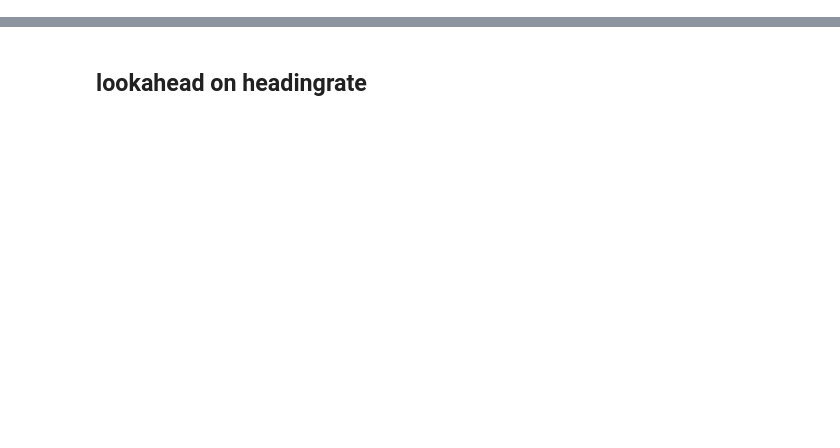
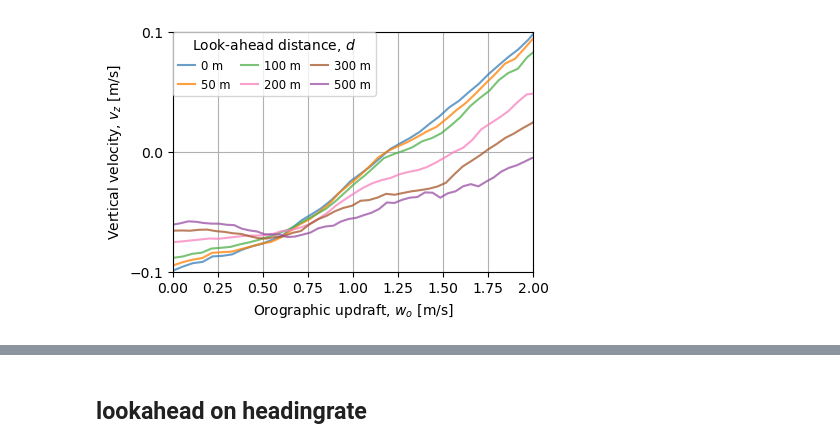
Before and after one commit to rimplesandhu/raptor-lookahead-movement-model, a Jupyter notebook: examples/csg/paper_lookahead.ipynb, the cells around one changed output, grey strips where cells are left out. Drawn from its saved outputs; the diff is of its cells as text; code cells hidden in the pictures; blank space fills up the shorter version.

```diff
--- a/examples/csg/paper_lookahead.ipynb
+++ b/examples/csg/paper_lookahead.ipynb
@@ -50,10 +39,10 @@ Wall time: 44.3 s
 ibool = (df['Group'].isin(['pa', 'wy']))
 ibool = ibool & (df['TrackTimeElapsed'] > max(time_lags))
 ibool = ibool & (df['Agl'] < 200) & (df['Agl'] > -50)
-ibool = ibool & (df['WindSpeed80m'] > 5.)
-ibool = ibool & (df['HeadingRateAbs'] < 20.)
-ibool = ibool & (df['HeadingRateFdAbs'] < 20.)
-ibool = ibool & (df['VelocityHor'] > 4.)
+ibool = ibool & (df['WindSpeed80m'] > 3.)
+ibool = ibool & (df['HeadingRateAbs'] < 15.)
+ibool = ibool & (df['HeadingRateFdAbs'] < 15.)
+ibool = ibool & (df['VelocityHor'] > 5.)
 #ibool = ibool & (df['AccnHorSmoothAbs'] < 10.)
 ibool = ibool & (df.isnull().sum(axis=1) == 0)
 num_samples = 2000000
@@ -265,0 +107,7 @@ fig.savefig(os.path.join(FIG_DIR,f'fig_agl_{yname.lower()}.png'), dpi=200, bbox_
+# %%
+%%time
+yname = 'VelocityVerNext'
+vz_dict = {}
+for i, (xdist, (xlbl, xname)) in enumerate(xnames.items()):
+    xdata, ydata, ystd = get_xy_data(dfshort, xname, yname, nn=7, qq=0.5, quant=0.95)
+    vz_dict[xdist] = (xdata, ydata, ystd)
@@ -266,46 +117,19 @@ fig.savefig(os.path.join(FIG_DIR,f'fig_agl_{yname.lower()}.png'), dpi=200, bbox_
 # %%
-xnames = {
-    #40:'OroSmoothD40',
-    '50 m':'OroSmoothD50',
-    #60:'OroSmoothD60',
-    #80:'OroSmoothD80',
-    '100 m':'OroSmoothD100',
-    #120:'OroSmoothD120',
-    '200 m':'OroSmoothD200',
-    '250 m':'OroSmoothD250',
-    '300 m':'OroSmoothD300',
-    '400 m':'OroSmoothD400',
-    '500 m':'OroSmoothD500',
-#     600:'OroSmoothD600',
-#     800:'OroSmoothD800',
-    '1 km':'OroSmoothD1000',
-    #2000:'OroSmoothD2000'
-}
-fig, ax = plt.subplots(figsize=(4.5,3))
-idf = dfshort
-qval = 0.99
-nval = 11
-mval = 0.5
-yname = 'VelocityVerNext'
-for i, (idist, xname) in enumerate(xnames.items()):
-    xdata, ydata, ystd = get_xy_data(idf, xname, yname, nn=nval, qq=mval, quant=qval)
-    xdata, ydata_upp, ystd = get_xy_data(idf, xname, yname, nn=nval, qq=0.55, quant=0.99)
-    xdata, ydata_low, ystd = get_xy_data(idf, xname, yname, nn=nval, qq=0.45, quant=0.99)
-    #ax.plot(xdata, ydata, '-r',linewidth=2., alpha=0.5, label=xname)
-    #ax.plot(xdata, 0.18+ydata*np.power(idist,1/3), '-r',linewidth=2., alpha=0.5, label=xname)
-    ax.plot(xdata, ydata, '-r', color=clrs[i], linewidth=1.5, alpha=0.75, label=idist)
-#cb = ax.fill_between(xdata, ydata_low, ydata_upp, alpha=0.1, color=clrs[1], ec=None)
-#ax.legend()
+fig, ax = plt.subplots()
+for i, xdist in enumerate(plot_dists):
+    xdata, ydata, ystd = vz_dict[xdist]
+    ax.plot(xdata, ydata, '-r', color=clrs[i], linewidth=1.5, alpha=0.75, label=xnames[xdist][0])
 ax.set_xlabel(r'Orographic updraft, $w_o$ [m/s]')
 ax.set_ylabel(r'Vertical velocity, $v_z$ [m/s]')
 ax.grid(True)
-ax.set_xlim([0,3])
-ax.set_ylim([-0.1,0.3])
+ax.set_xlim([0,2])
+ax.set_ylim([-0.1,0.1])
 lg = ax.legend(
-    loc=2, borderaxespad=0., ncol=4, title="Distance ahead in the direction of movement", fontsize='small',
+    loc=2, borderaxespad=0., ncol=3, title=r'Look-ahead distance, $d$', fontsize='small',
     handlelength=1.5, handletextpad=0.5, columnspacing=0.9, fancybox=True
 )
-lg.get_title().set_fontsize('8')
-fig.tight_layout()
-set_size(ax=ax)
-fig.savefig(os.path.join(FIG_DIR,f'fig_oro_{yname.lower()}.png'), dpi=200, bbox_inches='tight')
+lg.get_title().set_fontsize('10')
+ax.set_yticks([-0.1,0.0,0.1])
+save_paper_figure(fig, name=f'fig_lookahead_vz_median', w=4.5)
+# %% [output]
+[figure, added]
```
Also changed, not shown: parts of 49 cells of this notebook, 4 other files.
